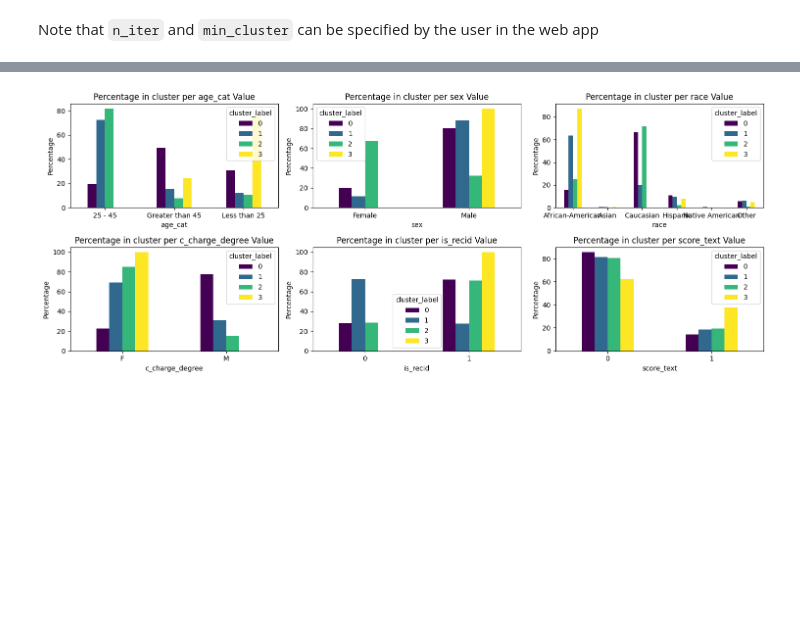
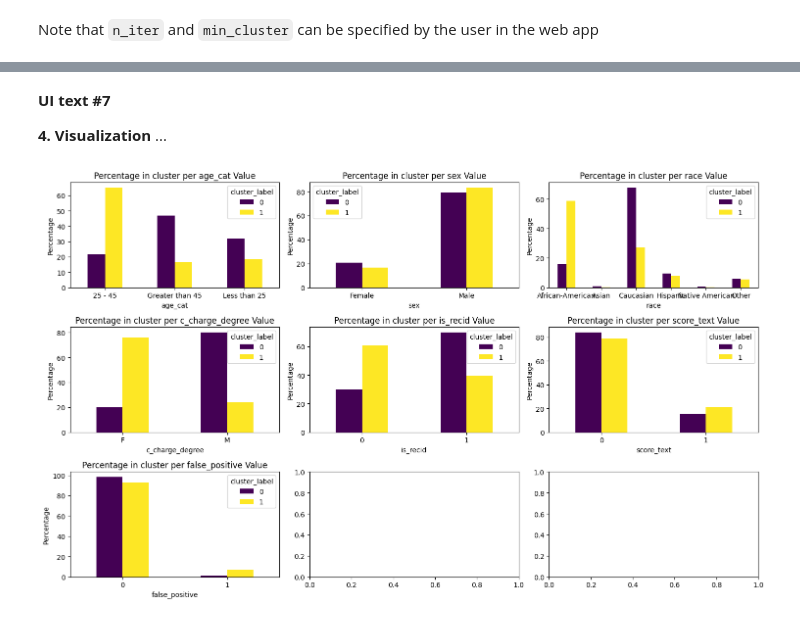
Before and after one commit to NGO-Algorithm-Audit/local-first-web-tool, a Jupyter notebook: notebooks/unsupervised bias detection tool/COMPAS.ipynb, the cells around one changed output, grey strips where cells are left out. Drawn from its saved outputs; the diff is of its cells as text; code cells hidden in the pictures; blank space fills up the shorter version.

````diff
--- a/notebooks/unsupervised bias detection tool/COMPAS.ipynb
+++ b/notebooks/unsupervised bias detection tool/COMPAS.ipynb
@@ -176,7 +201,6 @@ To reduce noise detection, the dataset is split in a train (80%) and test datase
 # %% [markdown]
 Note that ```n_iter``` and ```min_cluster``` can be specified by the user in the web app
 # %%
-X = train_df.drop(columns=["score_text"])
-y = train_df["score_text"]
-hbac = BiasAwareHierarchicalKModes(bahc_max_iter=20, bahc_min_cluster_size=n*0.10).fit(X, y)
+hbac = BiasAwareHierarchicalKModes(bahc_max_iter=20, bahc_min_cluster_size=n*0.05)
+hbac.fit(X_train, y_train)
 # %% [output]
@@ -235,0 +227,4 @@ percentages.T
+# %%
+# assign cluster label to the test set, based on results from the training set
+y_test = hbac.predict(X_test.to_numpy())
+y_test
@@ -235,0 +242,8 @@ percentages.T
+# %%
+# decode X_test using the encoder
+decoded_X_test = test_df.copy()
+decoded_X_test = encoder.inverse_transform(test_df)
+
+# display the decoded DataFrame
+decoded_X_test = pd.DataFrame(decoded_X_test, columns=test_df.columns)
+decoded_X_test
@@ -235,0 +264,3 @@ percentages.T
+# %%
+decoded_X_test["cluster_label"] = y_test
+decoded_X_test.head()
@@ -236,24 +274,30 @@ percentages.T
+# %% [markdown]
+**UI text #7**
+
+**4. Visualization**
+...
 # %%
-# Define the columns to analyze
-columns_to_analyze = ["age_cat", "sex", "race", "c_charge_degree", "is_recid", "score_text"]
+# Group by cluster_label and count the occurrences
+cluster_counts = decoded_X_test["cluster_label"].value_counts()
 
 # Create subplots for each column
+columns_to_analyze = decoded_X_test.columns[:-1]  # Exclude 'cluster_label' column
 rows = (len(columns_to_analyze) + 2) // 3  # Calculate the number of rows needed
 fig, axes = plt.subplots(rows, min(len(columns_to_analyze), 3), figsize=(15, 3 * rows), squeeze=False)
 axes = axes.flatten()  # Flatten the axes array for easier indexing
 
 for i, column in enumerate(columns_to_analyze):
     # Group by cluster_label and the column, then calculate percentages
-    grouped_data = filtered_df.groupby(["cluster_label", column]).size().unstack(fill_value=0)
+    grouped_data = decoded_X_test.groupby(["cluster_label", column]).size().unstack(fill_value=0)
     percentages = grouped_data.div(grouped_data.sum(axis=1), axis=0) * 100
 
     # Plot the percentage data
     percentages.T.plot(kind="bar", ax=axes[i], colormap="viridis")
     axes[i].set_title(f"Percentage in cluster per {column} Value")
     axes[i].set_ylabel("Percentage")
     axes[i].set_xticklabels(percentages.T.index, rotation=0)
 
 plt.tight_layout()
 plt.show()
 # %% [output]
-[figure, old version]
+[figure, new version]
````
Also changed, not shown: parts of 26 cells of this notebook.
